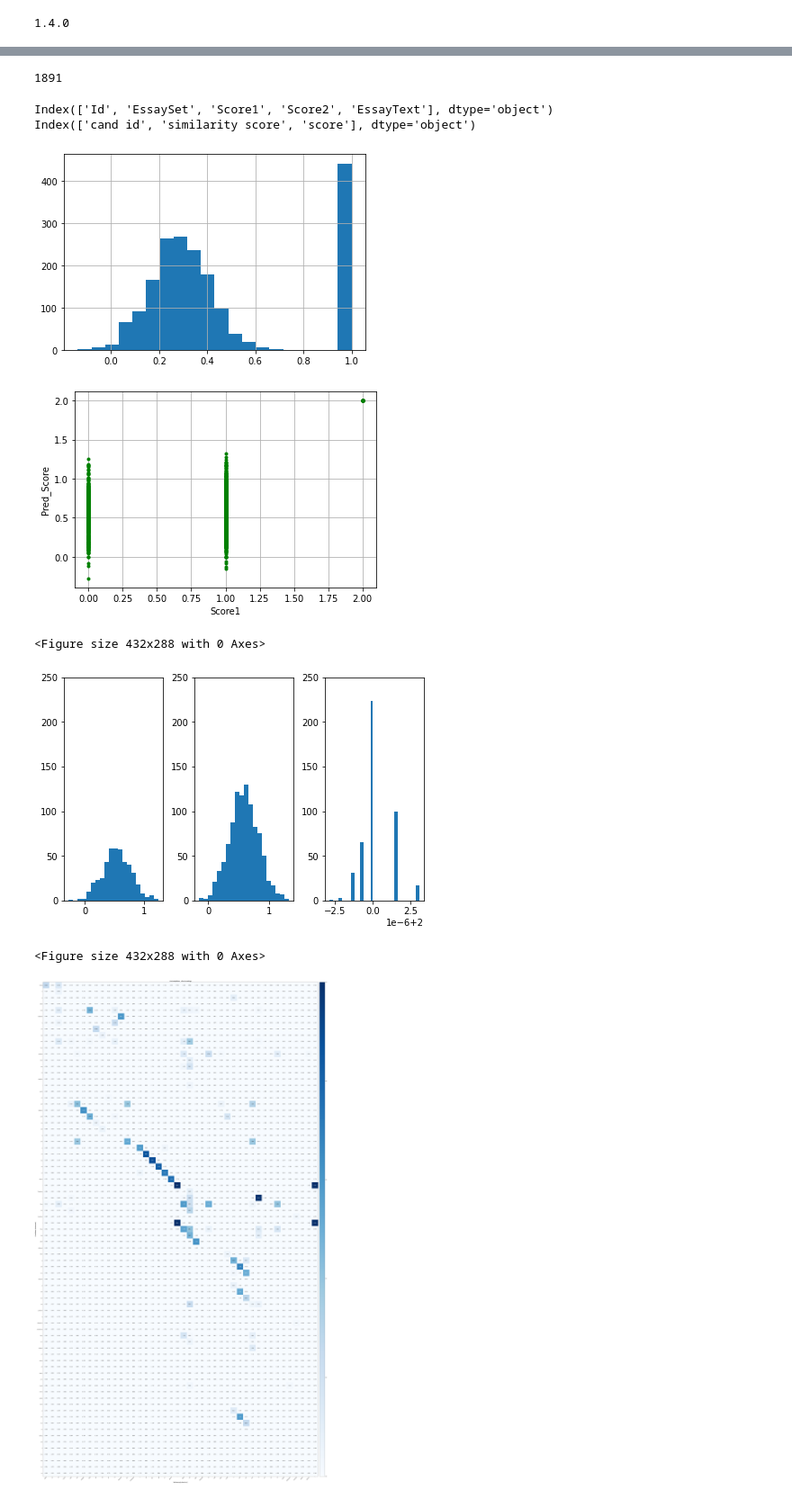
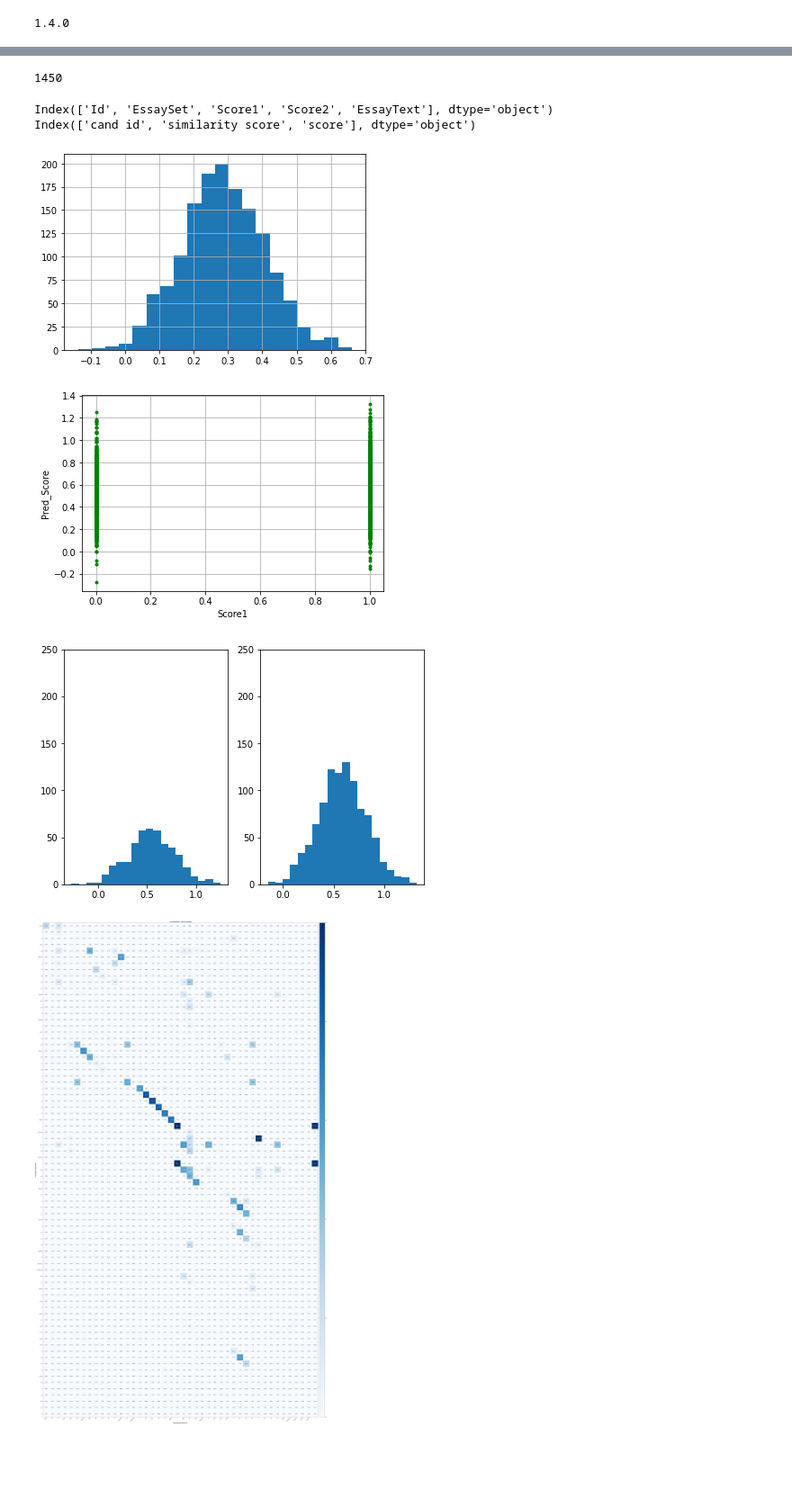
Before and after one commit to EshwarSR/AutomaticEvaluationMetrics, a Jupyter notebook: 1_BERTScore/mainzi_colab.ipynb, the cells around one changed output, grey strips where cells are left out. Shown at 90% size. Drawn from its saved outputs; the diff is of its cells as text; code cells hidden in the pictures; blank space fills up the shorter version.

```diff
--- a/1_BERTScore/mainzi_colab.ipynb
+++ b/1_BERTScore/mainzi_colab.ipynb
@@ -25,7 +30,7 @@ import os
 filename = 'gdrive/My Drive/Colab Notebooks/Data/asap_sas.tsv'
 df = pd.read_csv(filename, delimiter='\t')
 
-can1 = df.loc[(df['EssaySet'] == 3)]
+can1 = df.loc[(df['EssaySet'] == 3) & (df['Score1'] != 2)]
 can1.reset_index(drop=True, inplace=True)
 cands = list(can1['EssayText'])
 print("Candidate Sentences: ", len(cands))
@@ -70,7 +79,7 @@ R = sol[1]
 F1 = sol[2]
 print(len(F1))
 # %% [output]
-1891
+1450
 # %%
 print(can1.columns)
 odf = pd.DataFrame()
@@ -87,12 +98,11 @@ Index(['cand id', 'similarity score', 'score'], dtype='object')
 # %%
-import matplotlib.pyplot as plt
 plt.grid(True)
 plt.hist(F1, bins=20)
 plt.show()
+# plt.savefig('histogram_all.png')
 # %% [output]
-[figure, old version]
+[figure, new version]
 # %%
-import matplotlib.pyplot as plt
 plt.xlabel("Score1")
 plt.ylabel("Pred_Score")
 plt.grid(True)
@@ -100,23 +110,20 @@ plt.plot(odf['score'], odf['similarity score'] * 2, '.g')
 plt.show()
 # plt.savefig('scatter.png')
 # %% [output]
-[figure, old version]
+[figure, new version]
-<Figure size 432x288 with 0 Axes>
 # %%
-import matplotlib.pyplot as plt
 max_score = 2
-_, ax = plt.subplots(ncols=3, nrows=1, constrained_layout=True)
-for i in range(max_score + 1):
+_, ax = plt.subplots(ncols=max_score, nrows=1, constrained_layout=True)
+for i in range(max_score):
   daf = odf.loc[(odf['score'] == i)]
   # if (i != max_score):
   #   ax[i].set_xlim(-0.03, 2.03)
   ax[i].set_ylim(0, 250)
   ax[i].hist(daf['similarity score'] * 2, bins = 20)
 plt.show()
-# plt.savefig('histograms.png')
+# plt.savefig('histograms_ind.png')
 # %% [output]
-[figure, old version]
+[figure, new version]
-<Figure size 432x288 with 0 Axes>
 # %%
 from bert_score import plot_example
 cand = cands[0]
```
Also changed, not shown: parts of 6 cells of this notebook.
